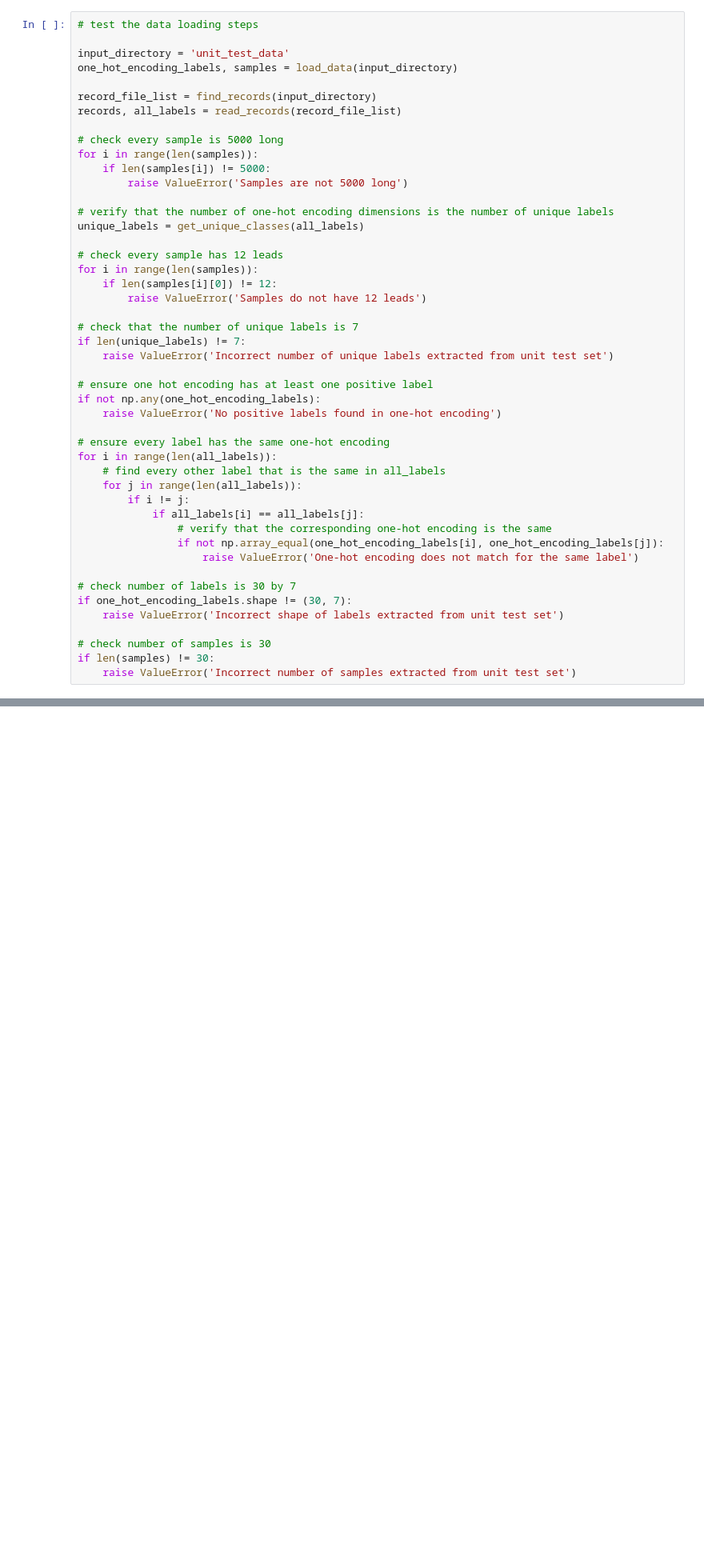
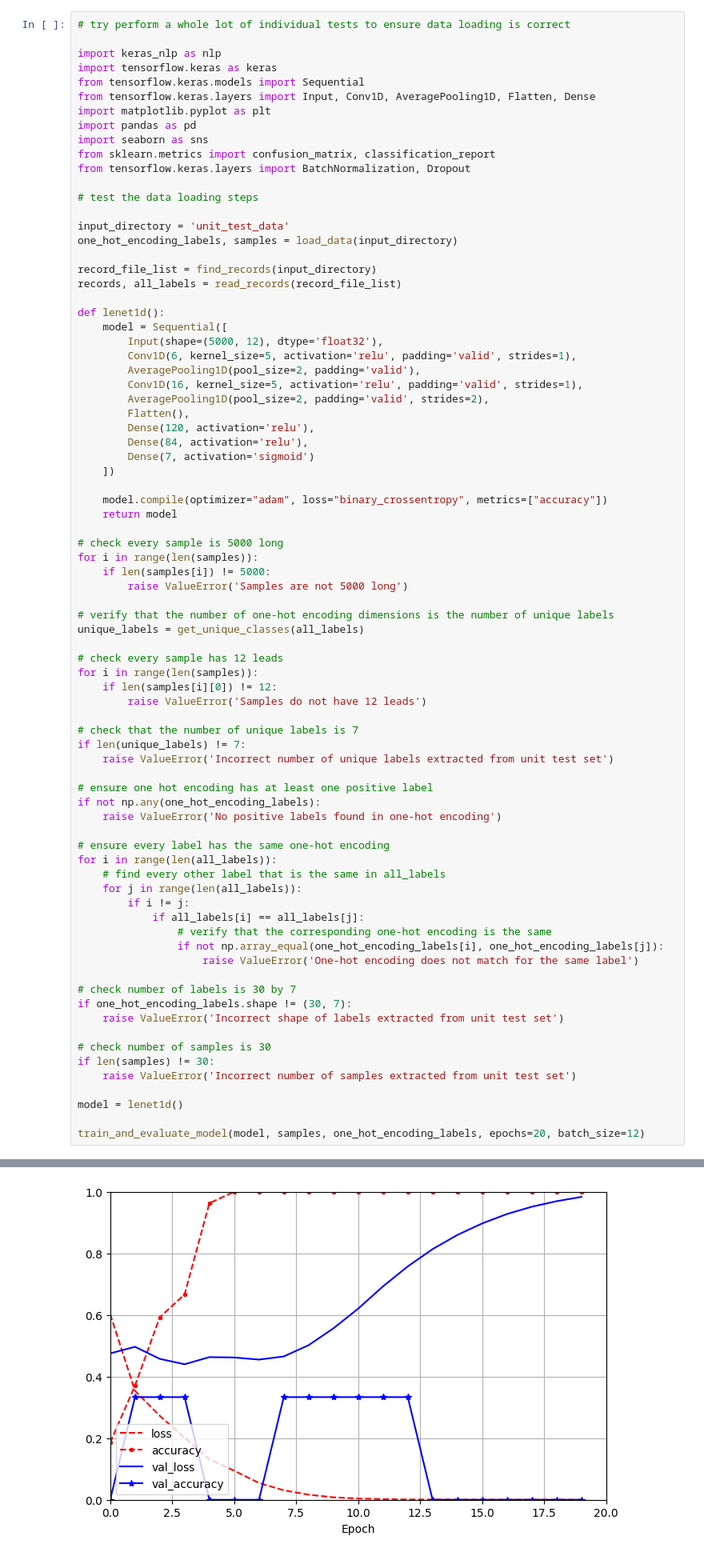
Before and after one commit to llevera/enhance_crt_net, a Jupyter notebook: crtnet.ipynb, the cells around one changed output, grey strips where cells are left out. Shown at 80% size. Saved outputs shown, nothing was run; the diff lists cells and outputs as text; blank space fills up the shorter version.

Commit message:
cleaned, more tests

```diff
--- a/crtnet.ipynb
+++ b/crtnet.ipynb
@@ -232,4 +268,16 @@ def load_data(input_directory, adjust_classes_for_physionet=False, normal_class=
 # %%
+# try perform a whole lot of individual tests to ensure data loading is correct
+
+import keras_nlp as nlp
+import tensorflow.keras as keras
+from tensorflow.keras.models import Sequential
+from tensorflow.keras.layers import Input, Conv1D, AveragePooling1D, Flatten, Dense
+import matplotlib.pyplot as plt
+import pandas as pd
+import seaborn as sns
+from sklearn.metrics import confusion_matrix, classification_report
+from tensorflow.keras.layers import BatchNormalization, Dropout
+
 # test the data loading steps
 
 input_directory = 'unit_test_data'
@@ -237,6 +285,22 @@ one_hot_encoding_labels, samples = load_data(input_directory)
 
 record_file_list = find_records(input_directory)
 records, all_labels = read_records(record_file_list)
+
+def lenet1d():
+    model = Sequential([
+        Input(shape=(5000, 12), dtype='float32'),
+        Conv1D(6, kernel_size=5, activation='relu', padding='valid', strides=1),
+        AveragePooling1D(pool_size=2, padding='valid'),
+        Conv1D(16, kernel_size=5, activation='relu', padding='valid', strides=1),
+        AveragePooling1D(pool_size=2, padding='valid', strides=2),
+        Flatten(),
+        Dense(120, activation='relu'),
+        Dense(84, activation='relu'),
+        Dense(7, activation='sigmoid')
+    ])
+
+    model.compile(optimizer="adam", loss="binary_crossentropy", metrics=["accuracy"])
+    return model
 
 # check every sample is 5000 long
 for i in range(len(samples)):
@@ -276,3 +340,8 @@ if one_hot_encoding_labels.shape != (30, 7):
 # check number of samples is 30
 if len(samples) != 30:
     raise ValueError('Incorrect number of samples extracted from unit test set')
+
+model = lenet1d()
+
+train_and_evaluate_model(model, samples, one_hot_encoding_labels, epochs=20, batch_size=12)
+# %% [output]
@@ -278,0 +365 @@ if len(samples) != 30:
+[figure, added]
```
Also changed, not shown: parts of 6 cells of this notebook.
